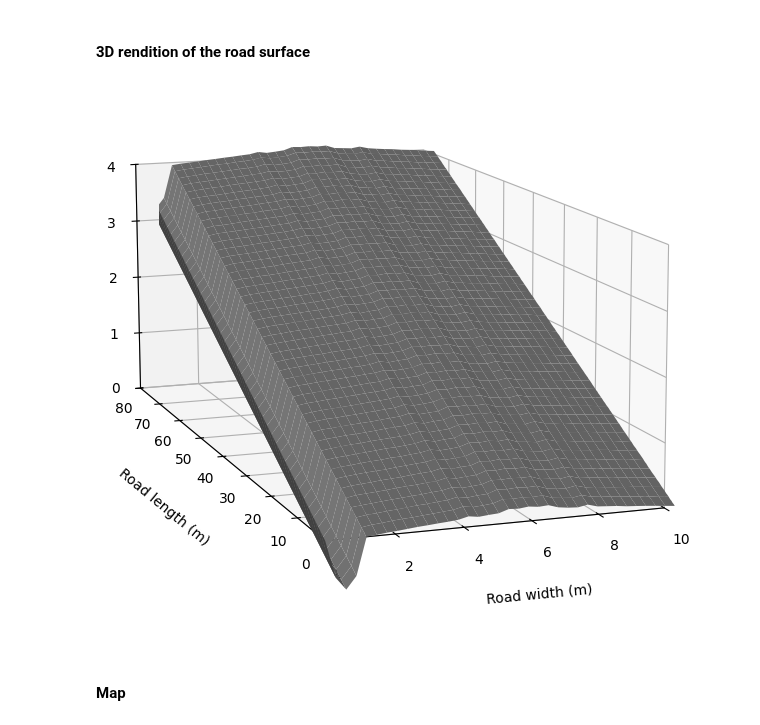
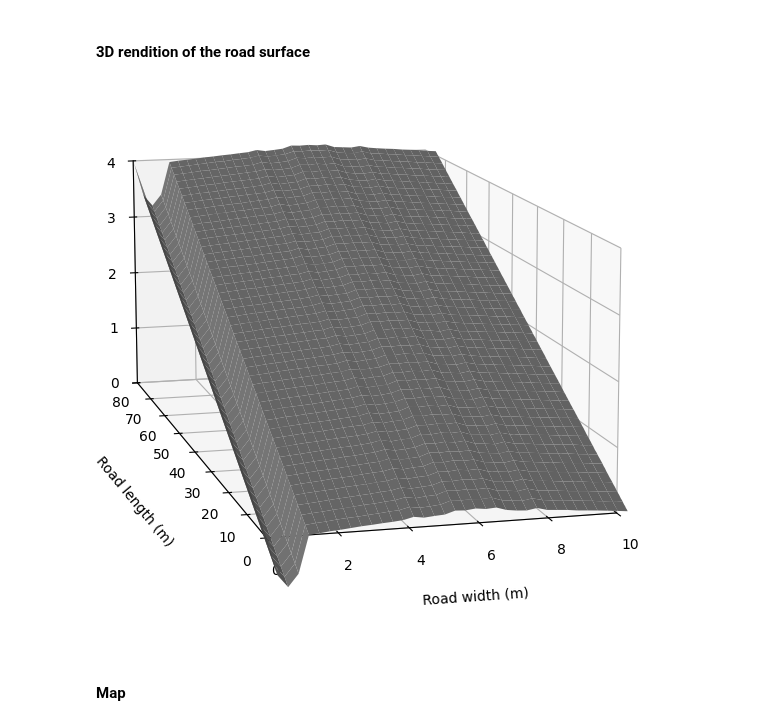
Before and after one commit to adalvis/roads_model, a Jupyter notebook: tutorials/FullModel_tutorial.ipynb, the cells around one changed output. Saved outputs shown, nothing was run; the diff lists cells and outputs as text; code cells hidden in the pictures.

```diff
--- a/tutorials/FullModel_tutorial.ipynb
+++ b/tutorials/FullModel_tutorial.ipynb
@@ -253,8 +252,7 @@ for i in range(0, model_end): #loop through model days
         dt_arr.append(0)
 
         dz_cum = z-z_ini_cum
-        dz_cum_masked = z[mask]-z_ini_cum[mask]
-        dz_arr_cum_masked.append(sum(dz_cum_masked))
+        dz_arr_cum.append(sum(dz_cum))
 
     elif chance <= p_storm:
         dt = np.random.exponential(scale=1/6)
@@ -284,23 +282,22 @@ for i in range(0, model_end): #loop through model days
         # plt.show()
 
         dz_cum = z-z_ini_cum
-        dz_cum_masked = z[mask]-z_ini_cum[mask]
-        dz_arr_cum_masked.append(sum(dz_cum_masked))
+        dz_arr_cum.append(sum(dz_cum))
 
-        # dz_cum[mask==0] = 0
         # mg.add_field('dz_cum', dz_cum, at='node', units='m', clobber=True)
         # fig, ax = plt.subplots(nrows=1, ncols=1, figsize=(3, 6))
         # plt.xlabel('Road width (m)')
         # plt.ylabel('Road length (m)')
         # im = imshow_grid(mg,'dz_cum', var_name='Cumulative dz', var_units='m',
-        #              plot_name='Elevation change, t = %i days' %i,
-        #              grid_units=('m','m'), cmap='RdBu', vmin=-0.001,
-        #              vmax=0.001, shrink=0.9)
+        #             plot_name='Elevation change, t = %i days' %i,
+        #             grid_units=('m','m'), cmap='RdBu', vmin=-0.001,
+        #             vmax=0.001, shrink=0.9)
         # plt.xlabel('Road width (m)')
         # plt.ylabel('Road length (m)')
         # plt.tight_layout()
         # # plt.savefig('output/dz_cum_%i_days.png' %i)
         # plt.show()
+
 
     sa = mg.at_node['topographic__elevation'].mean()\
             - mg.at_node['surfacing__elev'].mean()
@@ -498,7 +495,8 @@ Z = z.reshape(mg.shape)
 center = 20
 half_width = 4
 full_tire=True
-K_sp=0.27 #erodibility in SP eqtn; this is a guess
+K_sp=np.ones((270*36))*0.45**1.5#erodibility in SP eqtn; can be an array; this is a guess
+K_sp[road_flag==0] = 0.05**1.5 #erodibility of the ditch line
 
 tpe = TruckPassErosion(mg,
                        center,
@@ -530,8 +528,7 @@ z_limit = mg.at_node['topographic__elevation'] - mg.at_node['active__depth']
 bottom_elev = mg.at_node['ballast__elev'].copy() - 2
 intensity_arr=[]
 dt_arr = []
-dz_arr_masked=[]
-dz_arr_cum_masked = []
+dz_arr_cum = []
 sa_arr=[]
 ss_arr=[]
 sb_arr=[]
@@ -563,8 +560,7 @@ for i in range(0, model_end): #loop through model days
         dt_arr.append(0)
 
         dz_cum = z-z_ini_cum
-        dz_cum_masked = z[mask]-z_ini_cum[mask]
-        dz_arr_cum_masked.append(sum(dz_cum_masked))
+        dz_arr_cum.append(sum(dz_cum))
 
     elif chance <= p_storm:
         dt = np.random.exponential(scale=1/6)
@@ -594,10 +590,8 @@ for i in range(0, model_end): #loop through model days
         # plt.show()
 
         dz_cum = z-z_ini_cum
-        dz_cum_masked = z[mask]-z_ini_cum[mask]
-        dz_arr_cum_masked.append(sum(dz_cum_masked))
+        dz_arr_cum.append(sum(dz_cum))
 
-        # dz_cum[mask==0] = 0
         # mg.add_field('dz_cum', dz_cum, at='node', units='m', clobber=True)
         # fig, ax = plt.subplots(nrows=1, ncols=1, figsize=(3, 6))
         # plt.xlabel('Road width (m)')
@@ -680,25 +674,25 @@ plt.show()
 # %%
 X = mg.node_x.reshape(mg.shape)
 Y = mg.node_y.reshape(mg.shape)
 Z = z.reshape(mg.shape)
 
 fig = plt.figure(figsize = (14,7))
 ax = fig.add_subplot(111, projection='3d')
 ax.get_proj = lambda: np.dot(Axes3D.get_proj(ax), np.diag([1, 2, 1, 1]))
 ax.plot_surface(X, Y, Z, color='gray')
-ax.view_init(elev=12, azim=-110)
+ax.view_init(elev=12, azim=-105)
 ax.dist = 17
 ax.set_xlim(0, 10)
 ax.set_ylim(0, 80)
 ax.set_zlim(0, 4)
 ax.set_zticks(np.arange(0, 5, 1))
 ax.set_xlabel('Road width (m)', labelpad=10)
 ax.set_ylabel('Road length (m)', labelpad=17)
 ax.set_zlabel('Elevation (m)', labelpad=10)
 ax.set_zticklabels(labels=('0','1','2','3','4'))
 plt.show()
 # %% [output]
-[figure, old version]
+[figure, new version]
 # %% [markdown]
 #### Map
 # %%
```
Also changed, not shown: parts of 8 cells of this notebook.
